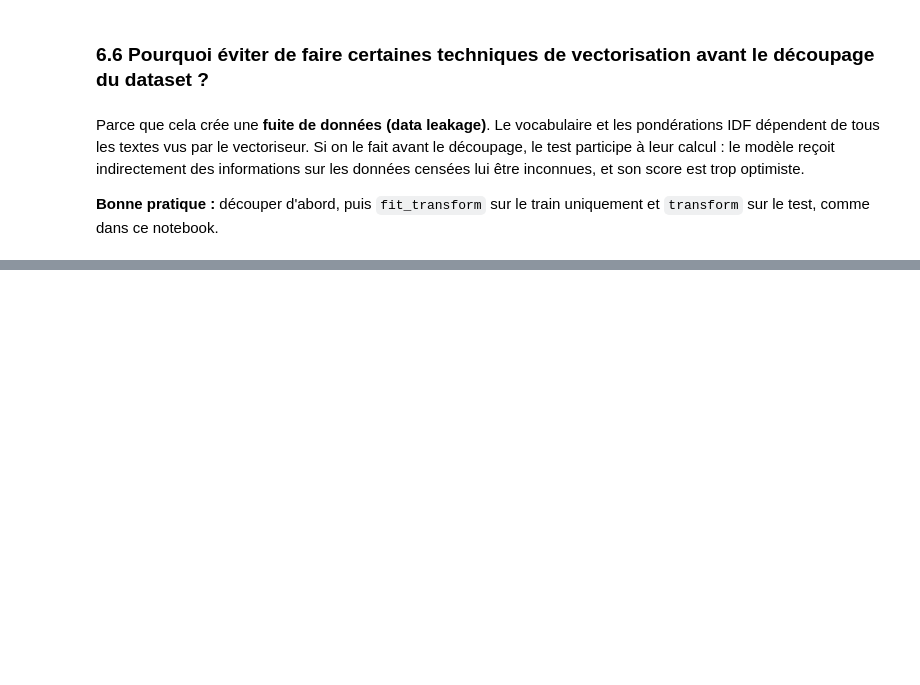
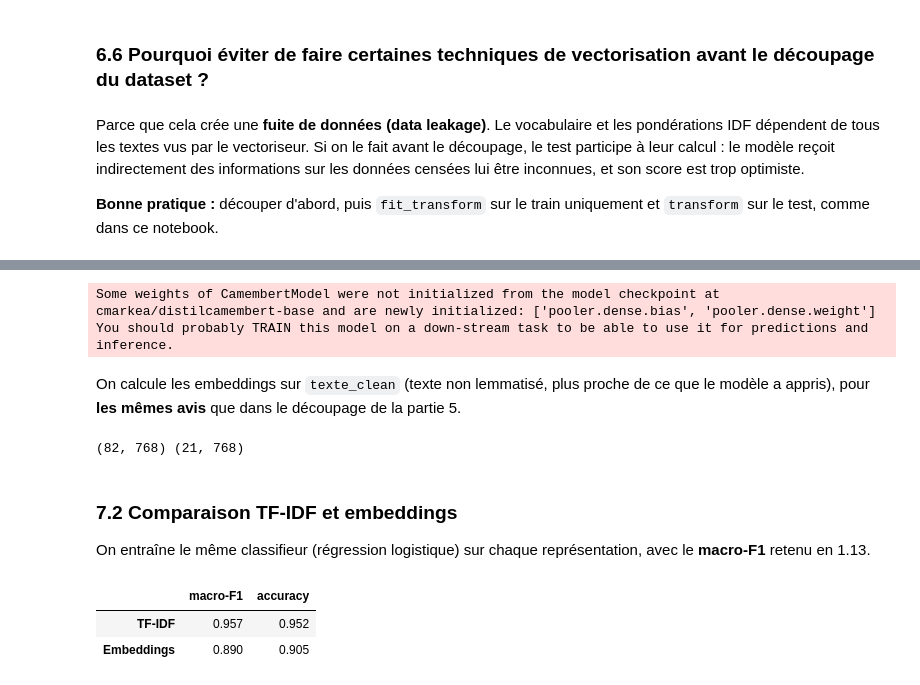
Before and after one commit to Alassanee/atelier_prepa_donnees_textuelles, a Jupyter notebook: notebooks/atelier_prepa_donnees_textuelles.ipynb, the cells around one changed output, grey strips where cells are left out. Saved outputs shown, nothing was run; the diff lists cells and outputs as text; code cells hidden in the pictures; blank space fills up the shorter version.

Commit message:
Partie 7: Bonus, ajout d'embeddings avec un model de hugging face

```diff
--- a/notebooks/atelier_prepa_donnees_textuelles.ipynb
+++ b/notebooks/atelier_prepa_donnees_textuelles.ipynb
@@ -1035,0 +1044,47 @@ Parce que cela crée une **fuite de données (data leakage)**. Le vocabulaire et
+# %%
+import torch
+from transformers import AutoTokenizer, AutoModel
+
+nom_modele = "cmarkea/distilcamembert-base"
+tokenizer = AutoTokenizer.from_pretrained(nom_modele)
+modele = AutoModel.from_pretrained(nom_modele).eval()
+
+def embeddings(textes):
+    lot = tokenizer(list(textes), padding=True, truncation=True, max_length=64, return_tensors='pt')
+    with torch.no_grad():
+        sortie = modele(**lot).last_hidden_state
+    masque = lot['attention_mask'].unsqueeze(-1)
+    return ((sortie * masque).sum(1) / masque.sum(1)).numpy()   # moyenne des vecteurs des mots
+# %% [output]
+Some weights of CamembertModel were not initialized from the model checkpoint at cmarkea/distilcamembert-base and are newly initialized: ['pooler.dense.bias', 'pooler.dense.weight']
+You should probably TRAIN this model on a down-stream task to be able to use it for predictions and inference.
+# %% [markdown]
+On calcule les embeddings sur `texte_clean` (texte non lemmatisé, plus proche de ce que le modèle a appris), pour **les mêmes avis** que dans le découpage de la partie 5.
+# %%
+E_train = embeddings(data.loc[X_train.index, 'texte_clean'])
+E_test = embeddings(data.loc[X_test.index, 'texte_clean'])
+
+print(E_train.shape, E_test.shape)
+# %% [output]
+(82, 768) (21, 768)
+# %% [markdown]
+### **7.2 Comparaison TF-IDF et embeddings**
+
+On entraîne le même classifieur (régression logistique) sur chaque représentation, avec le **macro-F1** retenu en 1.13.
+# %%
+from sklearn.linear_model import LogisticRegression
+from sklearn.metrics import f1_score
+
+resultats = {}
+for nom, (A, B) in {'TF-IDF': (X_train_tfidf, X_test_tfidf),
+                    'Embeddings': (E_train, E_test)}.items():
+    clf = LogisticRegression(max_iter=2000, class_weight='balanced').fit(A, y_train)
+    pred = clf.predict(B)
+    resultats[nom] = {'macro-F1': round(f1_score(y_test, pred, average='macro'), 3),
+                      'accuracy': round((pred == y_test).mean(), 3)}
+
+pd.DataFrame(resultats).T
+# %% [output]
+|  | macro-F1 | accuracy |
+| TF-IDF | 0.957 | 0.952 |
+| Embeddings | 0.890 | 0.905 |
```
Also changed, not shown: parts of 4 cells of this notebook.
